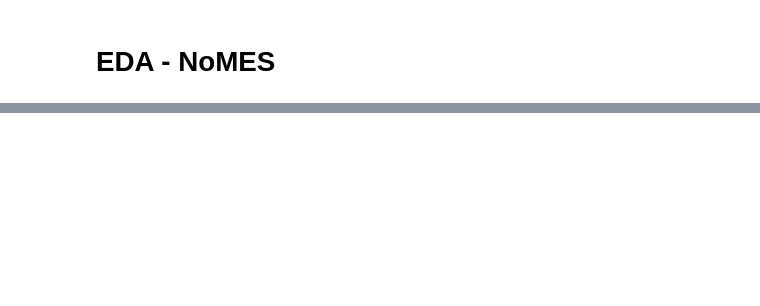
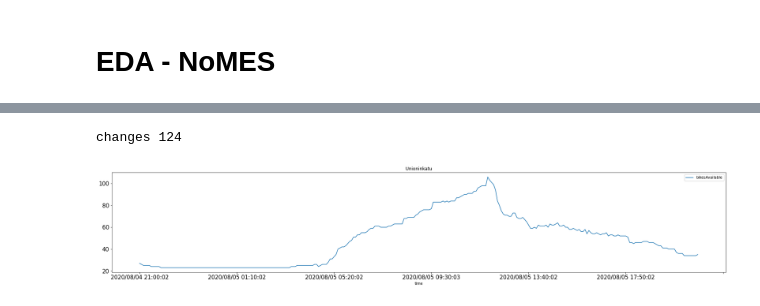
Before and after one commit to VirtualAkseli/NoMES, a Jupyter notebook: NoMAS_EDA.ipynb, the cells around one changed output, grey strips where cells are left out. Saved outputs shown, nothing was run; the diff lists cells and outputs as text; code cells hidden in the pictures; blank space fills up the shorter version.

```diff
--- a/NoMAS_EDA.ipynb
+++ b/NoMAS_EDA.ipynb
@@ -60,0 +161,27 @@ Lauttasaaren ostoskeskus
+# %%
+# Count the number of changes
+# there is a change if the number of bikes is different than for the previous 5min (doesn't take into account the number of bikes changed)
+
+def count_changes(station):
+    counts = 0
+    previous = -1
+
+    for i, row in station.iterrows():
+        bikes = row['bikesAvailable']
+
+        # print(previous, bikes)
+        if bikes != previous:
+            # found change
+            counts += 1
+            previous = bikes
+
+        # print(counts)
+    return counts
+
+i = 11
+station = filter_rows(218, i, None, None)
+print("changes", count_changes(station))
+plot_bike_changes(i, station)
+# %% [output]
+changes 124
+[figure, added]
```
Also changed, not shown: parts of 12 cells of this notebook.
